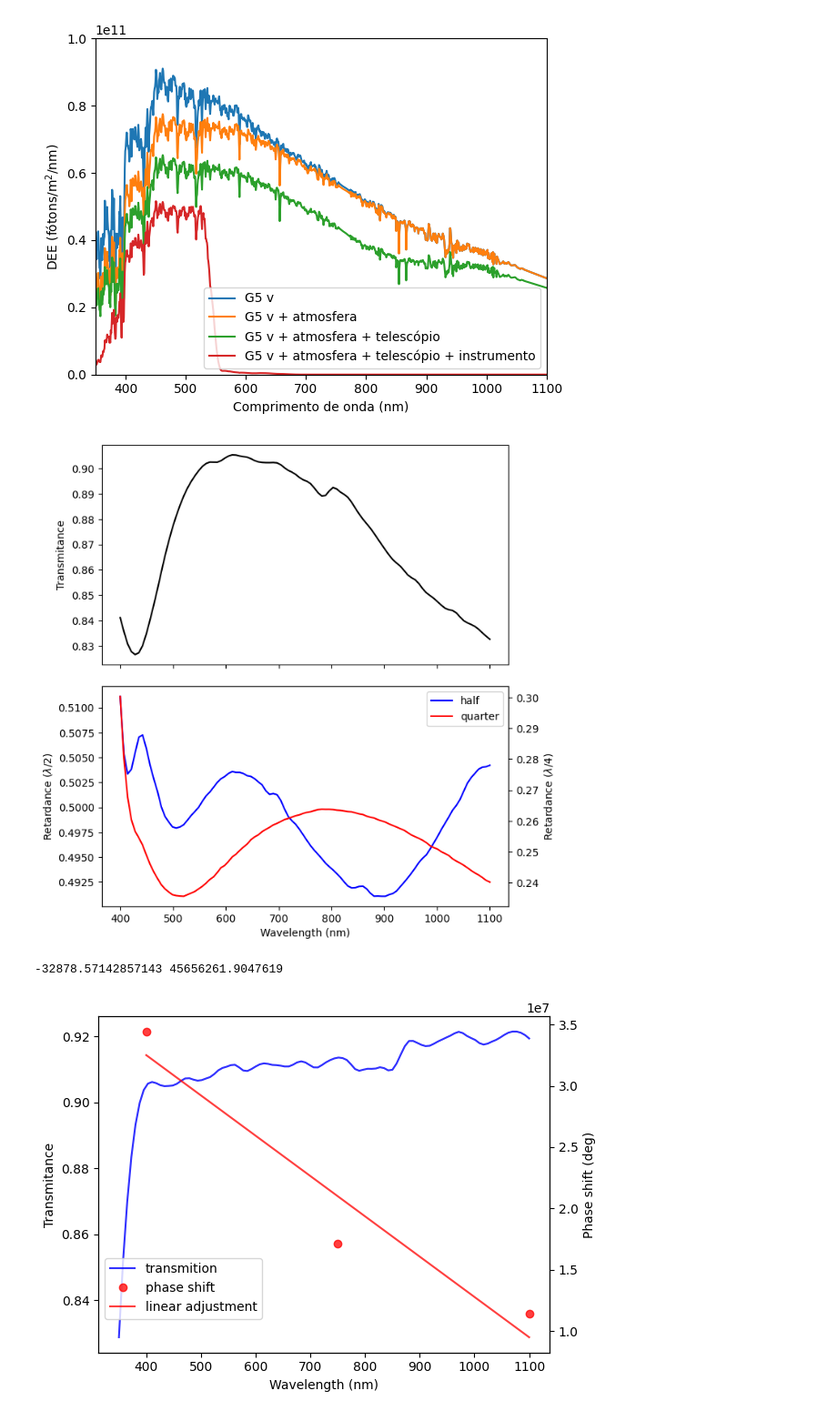
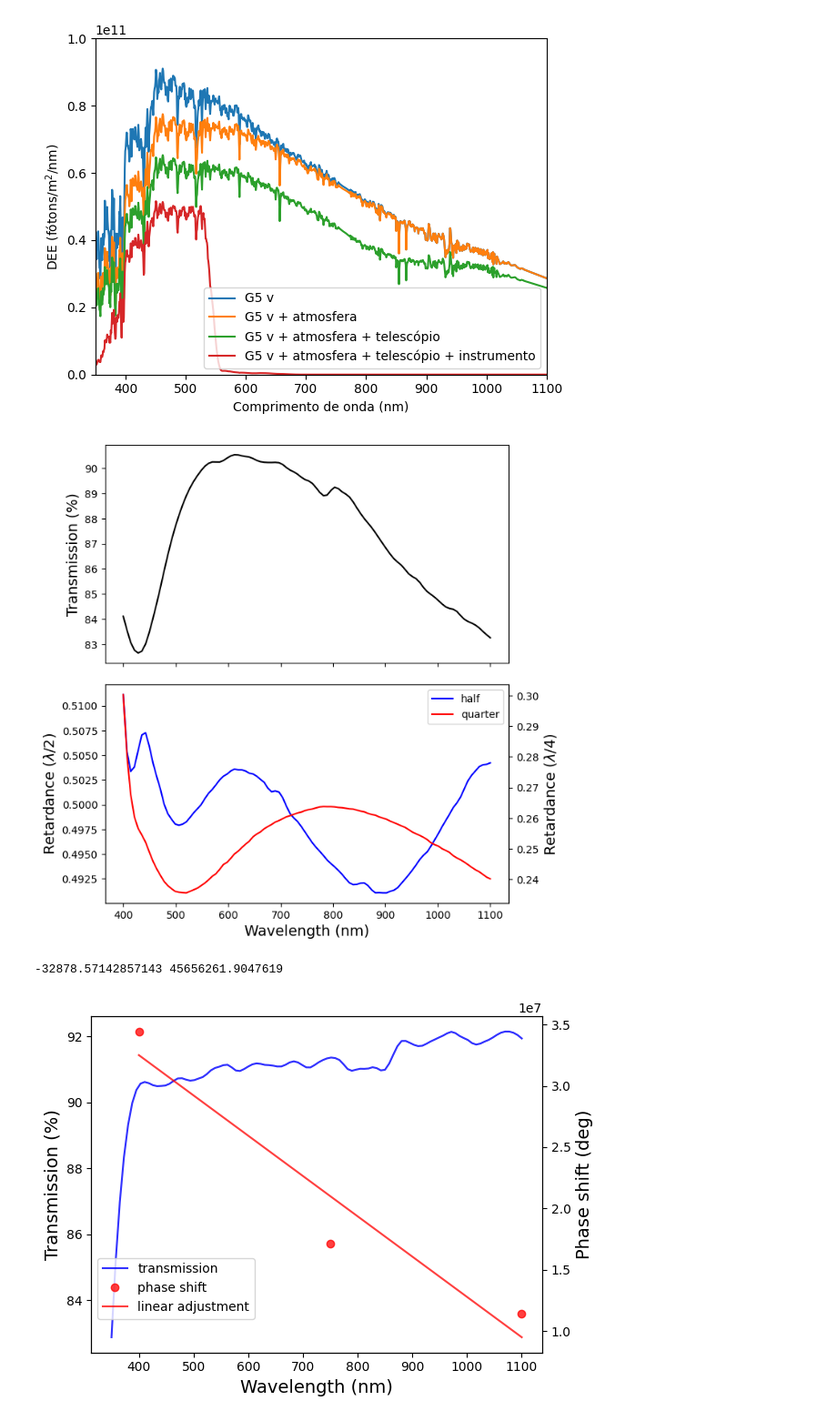
Before and after one commit to DBernardes/AIS, a Jupyter notebook: notebook/spectral_responses.ipynb, the cells around one changed output. Shown: that part at 91% size. Drawn from its saved outputs; the diff is of its cells as text; code cells hidden in the pictures.

```diff
--- a/notebook/spectral_responses.ipynb
+++ b/notebook/spectral_responses.ipynb
@@ -402,10 +403,10 @@ from AIS.Spectral_Response import Channel
 
 wv = np.linspace(400, 1100, 100)
 sed = np.ones(100)
-
+fontsize = 14
 ch = Channel(1)
 ch.obj_wavelength = wv
-trans = ch.get_spectral_response(wv, "retarder.csv")
+trans = ch.get_spectral_response(wv, "retarder.csv") * 100
 half = ch._get_spectral_response_custom("retarder_phase_diff_half.csv", "Retardance")
 quarter = ch._get_spectral_response_custom(
     "retarder_phase_diff_quarter.csv", "Retardance"
@@ -421,22 +422,22 @@ fig.subplots_adjust(hspace=0.1)
 
 ax0 = axs[0]
 ax0.plot(wv, trans, "k")
-ax0.set_ylabel("Transmitance")
+ax0.set_ylabel("Transmission (%)", fontsize=fontsize)
 
 ax1 = axs[1]
 ax1.plot(wv, half, "b", label="half")
-ax1.set_xlabel("Wavelength (nm)")
-ax1.set_ylabel(r"Retardance ($\lambda/2$)")
+ax1.set_xlabel("Wavelength (nm)", fontsize=fontsize)
+ax1.set_ylabel(r"Retardance ($\lambda/2$)", fontsize=fontsize)
 
 ax2 = ax1.twinx()
 ax2.plot(wv, quarter, "r", label="quarter")
 # ax2.plot(ss["Wavelength (nm)"], ss["Retardance"], "o")
-ax2.set_ylabel(r"Retardance ($\lambda/4$)")
+ax2.set_ylabel(r"Retardance ($\lambda/4$)", fontsize=fontsize)
 fig.legend(loc="upper right", bbox_to_anchor=(1, 1), bbox_transform=ax1.transAxes)
 plt.savefig(os.path.join("figures/lamina_retardadora_transmissao.png"), dpi=300)
 plt.show()
 # %% [output]
-[figure, old version]
+[figure, new version]
 # %%
 # DEPOLARIZER: PHASE SHIFT LINEAR ADJUSTMENT
 import os
@@ -450,39 +451,40 @@ from AIS.Spectral_Response import Channel
 base_path = os.path.join("..", "AIS", "Spectral_Response", "channel")
 file = "depolarizer_shifts.txt"
 
 dict = {"wavelength": [], "shift": []}
 with open(os.path.join(base_path, file), "r") as file:
     text = file.readlines()
 
 for line in text[1:4]:
     line = line.split(",")
     dict["wavelength"].append(float(line[0]))
     dict["shift"].append(float(line[2]))
 
 x, y = np.asarray(dict["wavelength"]), dict["shift"]
 slope, intercept, *_ = linregress(x, y)
 adjust = lambda x: slope * x + intercept
 print(slope, intercept)
 
+fontsize = 14
 ch = Channel(1)
 wv = np.linspace(350, 1100, 100)
-depol = ch.get_spectral_response(wv, "depolarizer.csv")
+depol = ch.get_spectral_response(wv, "depolarizer.csv") * 100
 
 fig, ax1 = plt.subplots()
-ax1.plot(wv, depol, "b-", alpha=0.8, label="transmition")
-ax1.set_ylabel("Transmitance")
-ax1.set_xlabel("Wavelength (nm)")
+ax1.plot(wv, depol, "b-", alpha=0.8, label="transmission")
+ax1.set_ylabel("Transmission (%)", fontsize=fontsize)
+ax1.set_xlabel("Wavelength (nm)", fontsize=fontsize)
 
 ax2 = ax1.twinx()
 ax2.plot(x, y, "ro", alpha=0.75, label="phase shift")
 ax2.plot(x, adjust(x), "r-", alpha=0.75, label="linear adjustment")
-ax2.set_ylabel("Phase shift (deg)")
+ax2.set_ylabel("Phase shift (deg)", fontsize=fontsize)
 fig.legend(loc="upper left", bbox_to_anchor=(0, 0.3), bbox_transform=ax1.transAxes)
 
 plt.savefig(os.path.join("figures", "depolarizador_transmissao.png"), dpi=300)
 # %% [output]
 -32878.57142857143 45656261.9047619
-[figure, old version]
+[figure, new version]
 # %%
 # PLOT SPECTRAL RESPONSE OF AN UNIQUE OPTICAL COMPONENT
 
```
Also changed, not shown: parts of 3 cells of this notebook, 5 other files.
